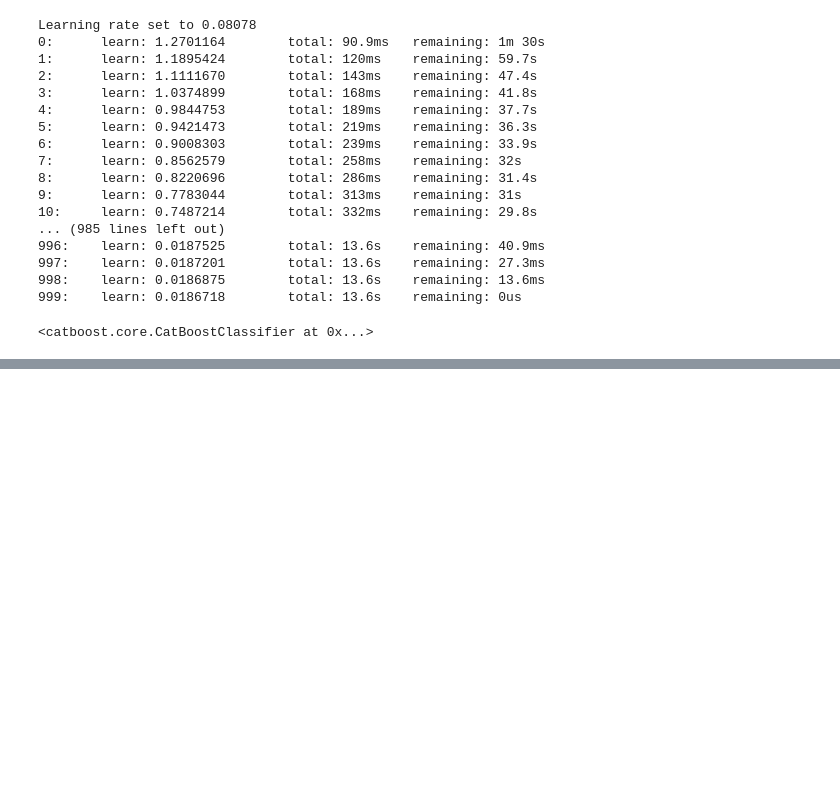
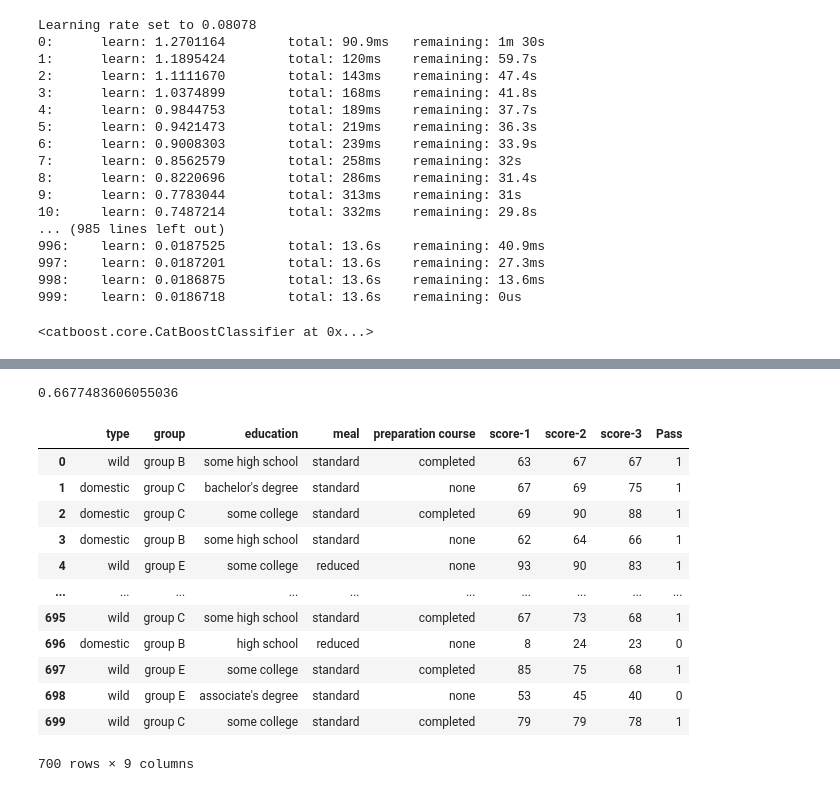
Before and after one commit to llizzzzzzzzii/data-analysis, a Jupyter notebook: Untitled1.ipynb, the cells around one changed output, grey strips where cells are left out. Cells and saved outputs as stored; diff of their text form; code cells hidden in the pictures; blank space fills up the shorter version.

```diff
--- a/Untitled1.ipynb
+++ b/Untitled1.ipynb
@@ -667,0 +948,5 @@ test[["price_range"]].to_csv("first_submit.csv", index=False)
+# %%
+df_train = pd.read_csv("Data_train.csv")
+df_test = pd.read_csv("Data_test.csv")
+# %%
+df_train['group'].fillna('group F', inplace=True)
@@ -667,0 +955,51 @@ test[["price_range"]].to_csv("first_submit.csv", index=False)
+# %%
+df_train['Pass'] = np.where((df_train['score-1']>50) & (df_train['score-2']>50) & (df_train['score-3']>50), 1, 0)
+# %%
+from sklearn.model_selection import cross_val_score
+from sklearn.tree import DecisionTreeClassifier
+from sklearn.preprocessing import OneHotEncoder
+
+df_train['cat_bio'] = df_train.apply(lambda row: f"({row['type']}, {row['group']})", axis=1)
+
+categorical_cols = ['cat_bio', 'education', 'meal', 'preparation course']
+
+# Применение One-hot encoding с drop='first'
+ohe = OneHotEncoder(drop='first', sparse=False)
+
+# Обучение OHE на тренировочных данных
+ohe.fit(df_train[categorical_cols])
+
+# Применение OHE к тренировочным данным
+encoded_features = pd.DataFrame(ohe.transform(df_train[categorical_cols]), columns=ohe.get_feature_names_out(categorical_cols))
+
+# Объединение закодированных данных с исходными числовыми данными
+X = df_train.drop(columns=categorical_cols + ['Pass']).join(encoded_features)
+y = df_train['Pass']
+X1 = X.drop(['type','group','score-1','score-2','score-3'], axis=1)
+X1
+
+# # Обучение модели решающего дерева
+model = DecisionTreeClassifier(criterion='entropy', max_depth=5)
+
+# Проведение кросс-валидации с метрикой roc-auc
+cross_val_score(model, X1, y, cv=3, scoring='roc_auc').mean()
+# %% [output]
+0.6677483606055036
+# %%
+X = df_train.drop(['Pass','score-1','score-2','score-3'], axis =1)
+y=df_train["Pass"]
+df_train
+# %% [output]
+|  | type | group | education | meal | preparation course | score-1 | score-2 | score-3 | Pass |
+| 0 | wild | group B | some high school | standard | completed | 63 | 67 | 67 | 1 |
+| 1 | domestic | group C | bachelor's degree | standard | none | 67 | 69 | 75 | 1 |
+| 2 | domestic | group C | some college | standard | completed | 69 | 90 | 88 | 1 |
+| 3 | domestic | group B | some high school | standard | none | 62 | 64 | 66 | 1 |
+| 4 | wild | group E | some college | reduced | none | 93 | 90 | 83 | 1 |
+| ... | ... | ... | ... | ... | ... | ... | ... | ... | ... |
+| 695 | wild | group C | some high school | standard | completed | 67 | 73 | 68 | 1 |
+| 696 | domestic | group B | high school | reduced | none | 8 | 24 | 23 | 0 |
+| 697 | wild | group E | some college | standard | completed | 85 | 75 | 68 | 1 |
+| 698 | wild | group E | associate's degree | standard | none | 53 | 45 | 40 | 0 |
+| 699 | wild | group C | some college | standard | completed | 79 | 79 | 78 | 1 |
+700 rows × 9 columns
```
Also changed, not shown: parts of 44 cells of this notebook.
